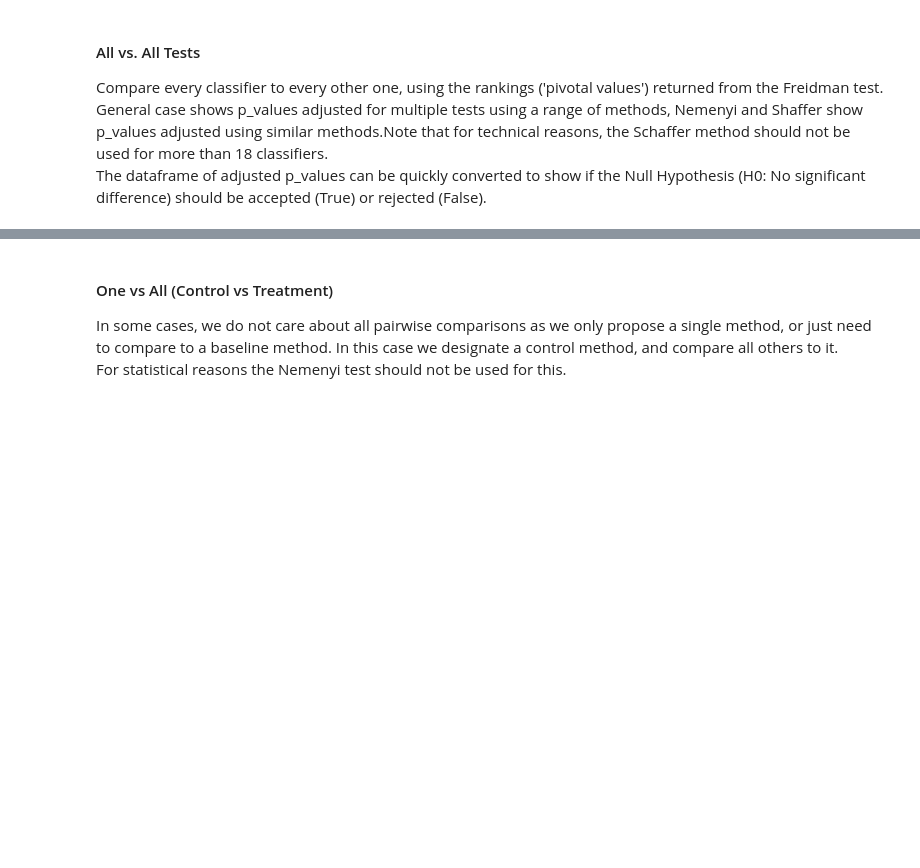
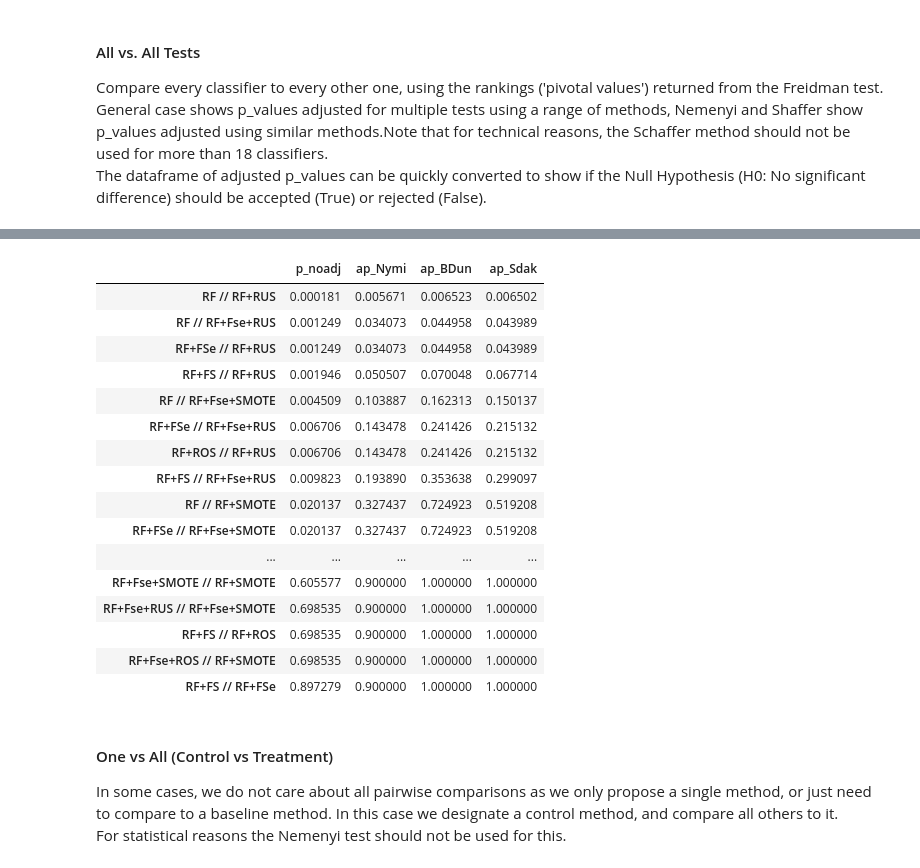
Before and after one commit to tomas-o-dev/P-Hacking, a Jupyter notebook: Demo/p_hakn_mult_db.ipynb, the cells around one changed output, grey strips where cells are left out. Drawn from its saved outputs; the diff is of its cells as text; code cells hidden in the pictures; blank space fills up the shorter version.

```diff
--- a/Demo/p_hakn_mult_db.ipynb
+++ b/Demo/p_hakn_mult_db.ipynb
@@ -56,6 +96,24 @@ gen_ho_df
 # %%
-nym_ap_df=stac_multi(rankings,nmyi=True)
+nym_ap_df=ph_pvals(rankings,nmyi=True)
 nym_ap_df
+# %% [output]
+|  | p_noadj | ap_Nymi | ap_BDun | ap_Sdak |
+| RF // RF+RUS | 0.000181 | 0.005671 | 0.006523 | 0.006502 |
+| RF // RF+Fse+RUS | 0.001249 | 0.034073 | 0.044958 | 0.043989 |
+| RF+FSe // RF+RUS | 0.001249 | 0.034073 | 0.044958 | 0.043989 |
+| RF+FS // RF+RUS | 0.001946 | 0.050507 | 0.070048 | 0.067714 |
+| RF // RF+Fse+SMOTE | 0.004509 | 0.103887 | 0.162313 | 0.150137 |
+| RF+FSe // RF+Fse+RUS | 0.006706 | 0.143478 | 0.241426 | 0.215132 |
+| RF+ROS // RF+RUS | 0.006706 | 0.143478 | 0.241426 | 0.215132 |
+| RF+FS // RF+Fse+RUS | 0.009823 | 0.193890 | 0.353638 | 0.299097 |
+| RF // RF+SMOTE | 0.020137 | 0.327437 | 0.724923 | 0.519208 |
+| RF+FSe // RF+Fse+SMOTE | 0.020137 | 0.327437 | 0.724923 | 0.519208 |
+| ... | ... | ... | ... | ... |
+| RF+Fse+SMOTE // RF+SMOTE | 0.605577 | 0.900000 | 1.000000 | 1.000000 |
+| RF+Fse+RUS // RF+Fse+SMOTE | 0.698535 | 0.900000 | 1.000000 | 1.000000 |
+| RF+FS // RF+ROS | 0.698535 | 0.900000 | 1.000000 | 1.000000 |
+| RF+Fse+ROS // RF+SMOTE | 0.698535 | 0.900000 | 1.000000 | 1.000000 |
+| RF+FS // RF+FSe | 0.897279 | 0.900000 | 1.000000 | 1.000000 |
 # %% [markdown]
 #### One vs All (Control vs Treatment)
 In some cases, we do not care about all pairwise comparisons as we only propose a single method, or just need to compare to a baseline method. In this case we designate a control method, and compare all others to it.<br>
```
Also changed, not shown: parts of 7 cells of this notebook, 1 other file.
